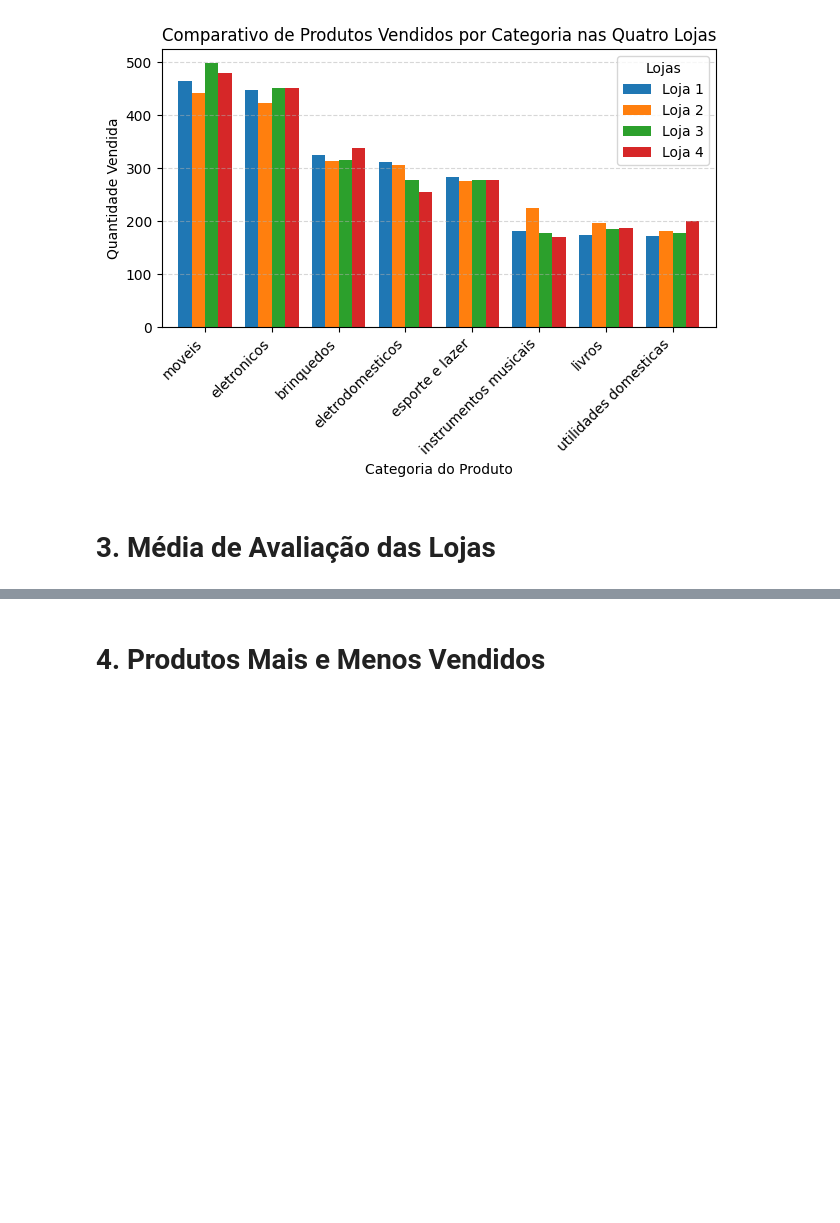
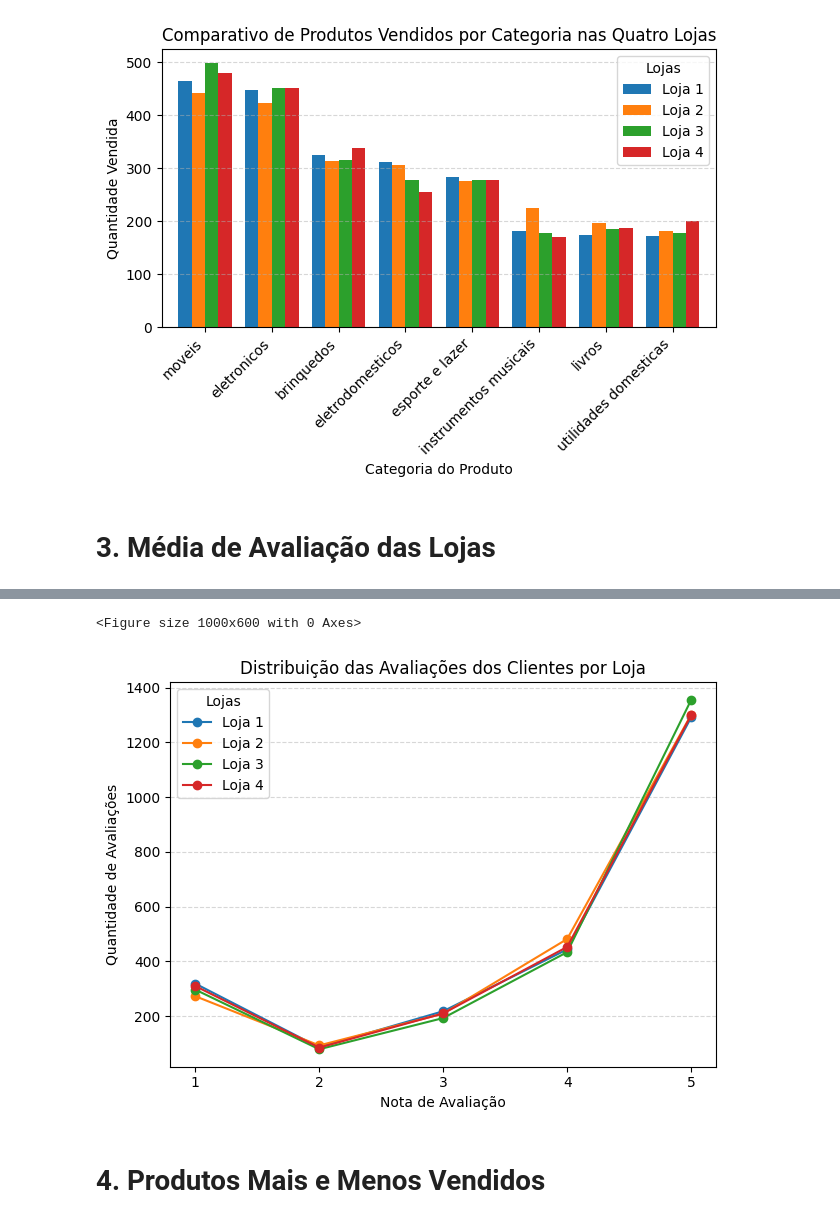
Before and after one commit to AzKatrine/challenge_one_data_science, a Jupyter notebook: AluraStoreBr.ipynb, the cells around one changed output, grey strips where cells are left out. Cells and saved outputs as stored; diff of their text form; code cells hidden in the pictures; blank space fills up the shorter version.

```diff
--- a/AluraStoreBr.ipynb
+++ b/AluraStoreBr.ipynb
@@ -126,0 +167,12 @@ plt.show()
+# %%
+# Contando a frequência de cada avaliação por loja
+dist_loja = loja['Avaliação da compra'].value_counts().sort_index()
+dist_loja2 = loja2['Avaliação da compra'].value_counts().sort_index()
+dist_loja3 = loja3['Avaliação da compra'].value_counts().sort_index()
+dist_loja4 = loja4['Avaliação da compra'].value_counts().sort_index()
+
+# Exibindo as distribuições
+print("Distribuição Loja 1:\n", dist_loja, "\n")
+print("Distribuição Loja 2:\n", dist_loja2, "\n")
+print("Distribuição Loja 3:\n", dist_loja3, "\n")
+print("Distribuição Loja 4:\n", dist_loja4)
@@ -127,2 +197,27 @@ plt.show()
+# %%
+import matplotlib.pyplot as plt
+
+# Unindo as distribuições em um único DataFrame
+df_dist = pd.DataFrame({
+    'Loja 1': dist_loja,
+    'Loja 2': dist_loja2,
+    'Loja 3': dist_loja3,
+    'Loja 4': dist_loja4
+}).fillna(0).astype(int)
+
+# Plotando gráfico de linhas
+plt.figure(figsize=(10, 6))
+df_dist.plot(marker='o')
+plt.title('Distribuição das Avaliações dos Clientes por Loja')
+plt.xlabel('Nota de Avaliação')
+plt.ylabel('Quantidade de Avaliações')
+plt.xticks(range(1, 6))
+plt.grid(axis='y', linestyle='--', alpha=0.5)
+plt.legend(title='Lojas')
+plt.tight_layout()
+plt.show()
+# %% [output]
+<Figure size 1000x600 with 0 Axes>
+[figure, added]
 # %% [markdown]
 # 4. Produtos Mais e Menos Vendidos
```
Also changed, not shown: parts of 8 cells of this notebook.
